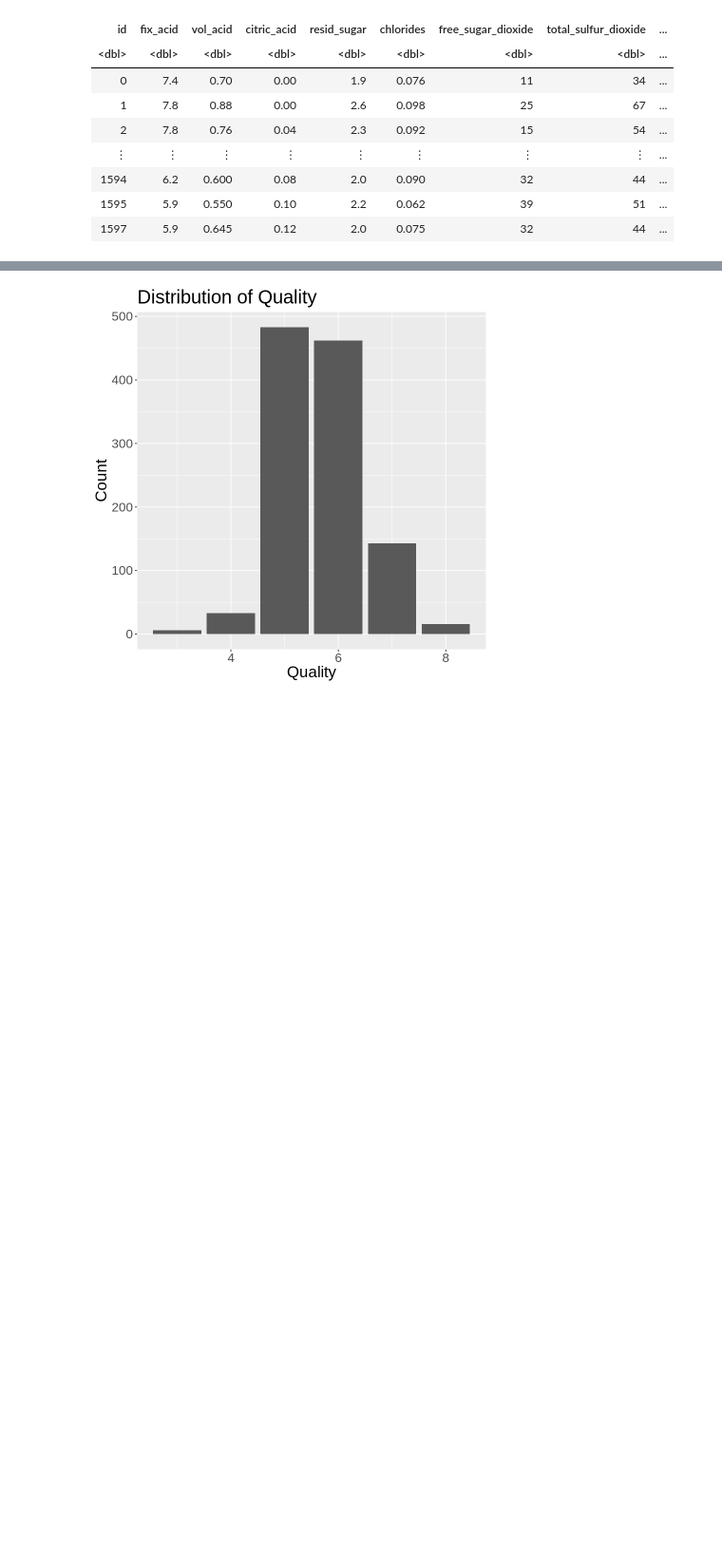
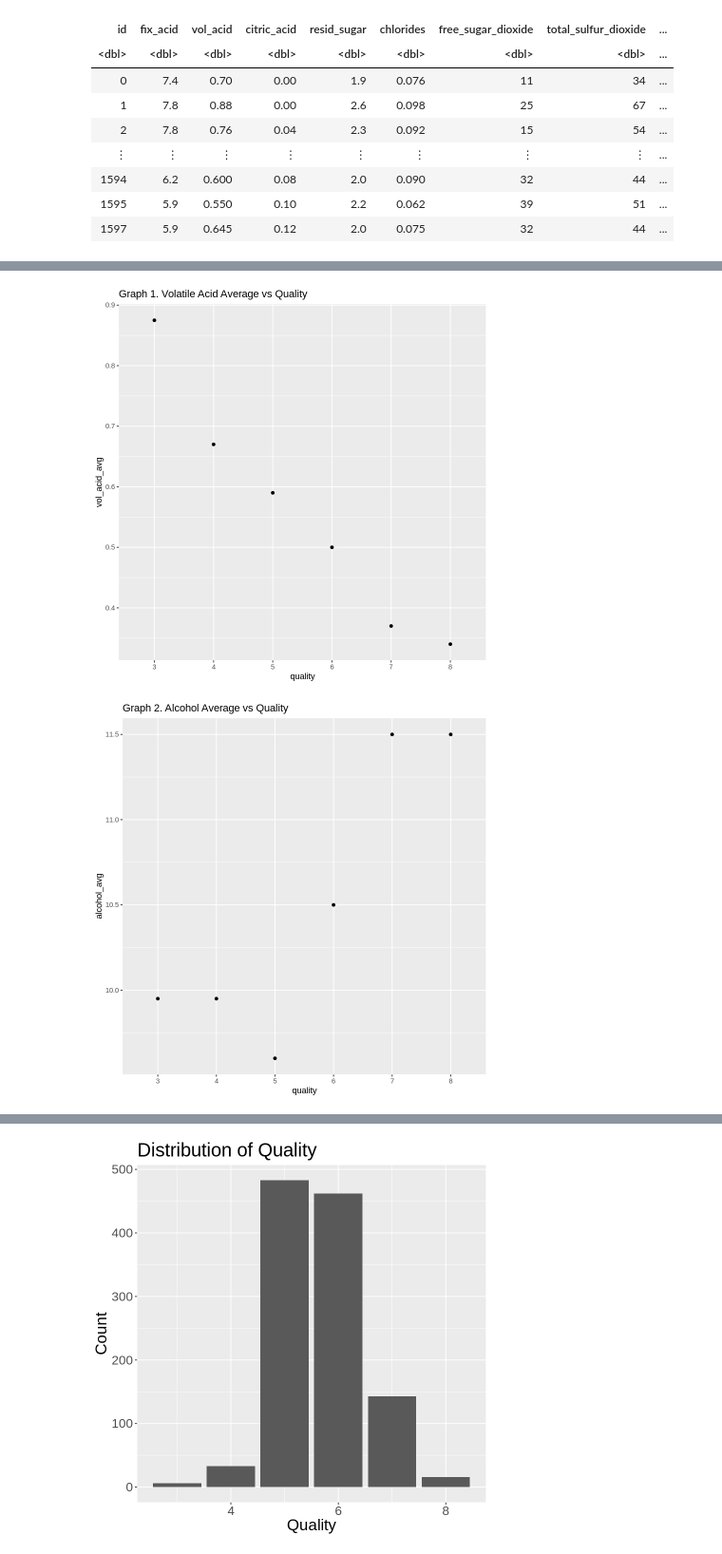
Before and after one commit to Artemismb/DSCI-project-2, a Jupyter notebook: dsci_project (1).ipynb, the cells around one changed output, grey strips where cells are left out. Shown at 95% size. Saved outputs shown, nothing was run; the diff lists cells and outputs as text; code cells hidden in the pictures; blank space fills up the shorter version.

```diff
--- a/dsci_project (1).ipynb
+++ b/dsci_project (1).ipynb
@@ -109,0 +89,30 @@ A tibble: 6 × 7
+# %%
+#visualization of the above table. All predictors appear to have some correlation to quality
+
+vol_acid_graph <- ggplot(wine_summarize, aes(x=quality, y=vol_acid_avg))+
+    geom_point()+
+    ggtitle("Graph 1. Volatile Acid Average vs Quality")
+vol_acid_graph
+
+alcohol_graph <- ggplot(wine_summarize, aes(x=quality, y=alcohol_avg))+
+    geom_point()+
+     ggtitle("Graph 2. Alcohol Average vs Quality")
+alcohol_graph
+
+total_sulfer_dioxide_graph <- ggplot(wine_summarize, aes(x=quality, y=total_sulfur_dioxide_avg))+
+    geom_point()+
+ ggtitle("Graph 3. Total Sulffer Dioxide Average vs Quality")
+total_sulfer_dioxide_graph
+
+sulphates_graph <- ggplot(wine_summarize, aes(x=quality, y=sulphates_avg))+
+    geom_point()+
+     ggtitle("Graph 4. Sulphates Average vs Quality")
+sulphates_graph
+
+density_graph <- ggplot(wine_summarize, aes(x=quality, y=density_avg))+
+    geom_point()+
+     ggtitle("Graph 5. Density Average vs Quality")
+density_graph
+# %% [output]
+[figure, added]
+[figure, added]
```
Also changed, not shown: parts of 19 cells of this notebook.
